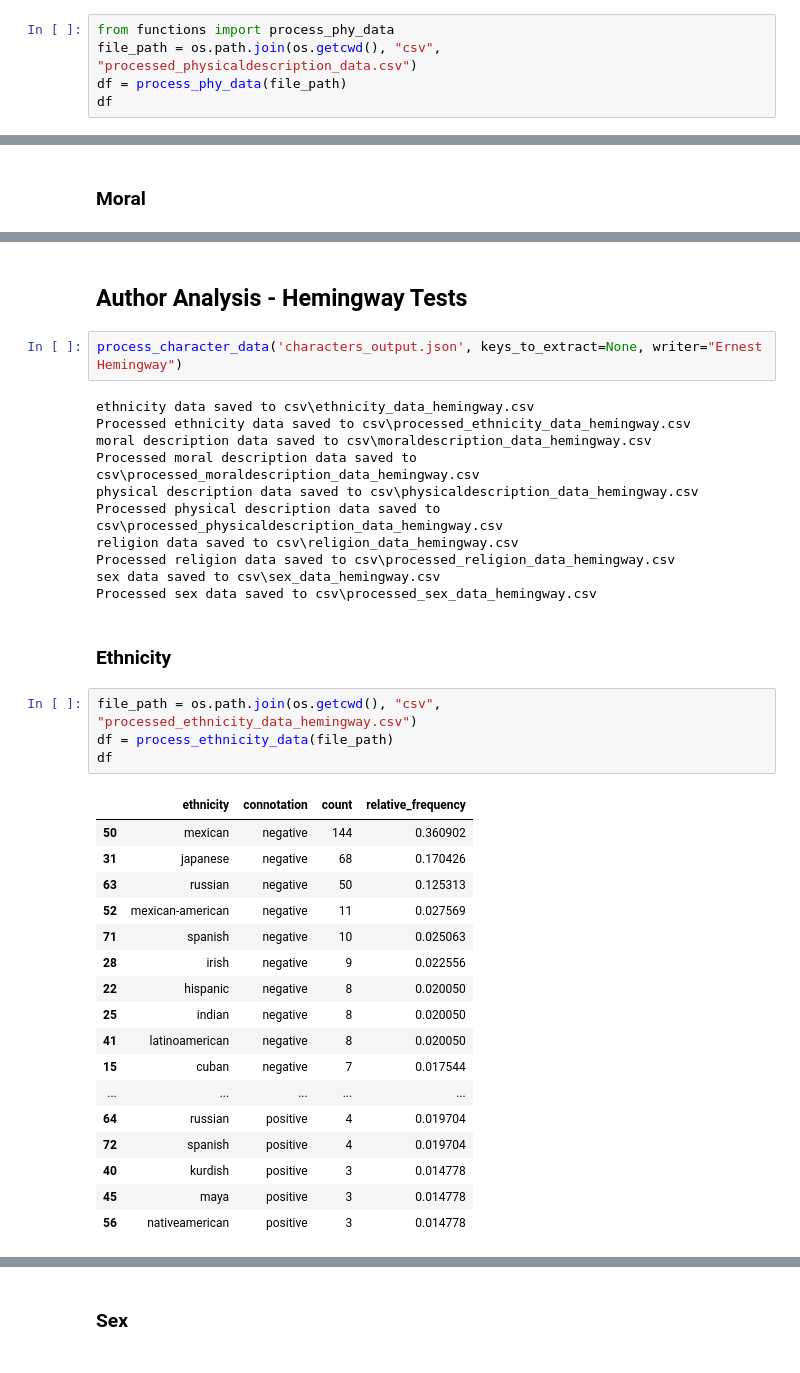
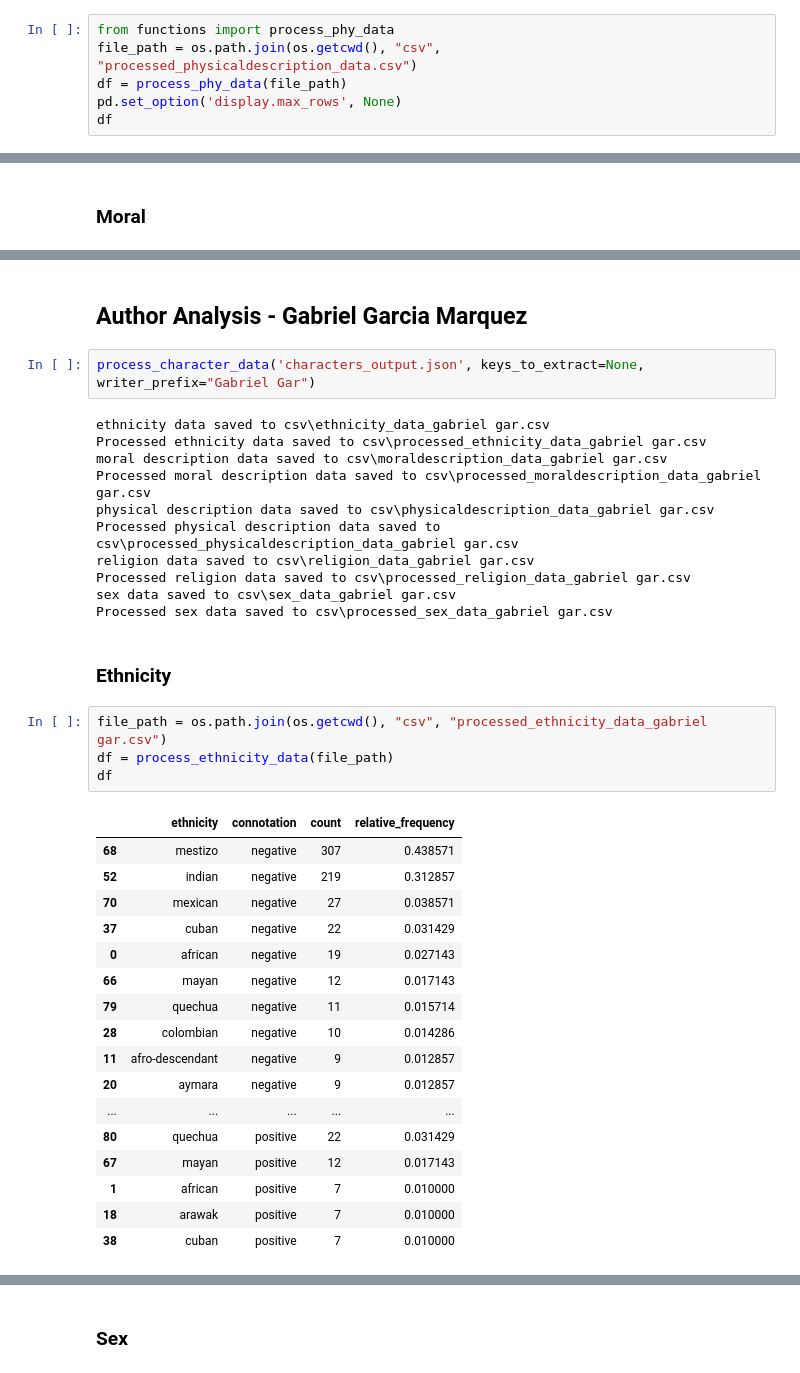
Before and after one commit to edverga/MasterThesis, a Jupyter notebook: thesis_draft.ipynb, the cells around one changed output, grey strips where cells are left out. Drawn from its saved outputs; the diff is of its cells as text.

```diff
--- a/thesis_draft.ipynb
+++ b/thesis_draft.ipynb
@@ -247,6 +384,7 @@ result
 from functions import process_phy_data
 file_path = os.path.join(os.getcwd(), "csv", "processed_physicaldescription_data.csv")
 df = process_phy_data(file_path)
+pd.set_option('display.max_rows', None)
 df
 # %% [output]
 |  | physicaldescription | connotation | count | relative_frequency |
@@ -360,39 +595,39 @@ result
 # %% [markdown]
-## Author Analysis - Hemingway Tests
+## Author Analysis - Gabriel Garcia Marquez
 # %%
-process_character_data('characters_output.json', keys_to_extract=None, writer="Ernest Hemingway")
+process_character_data('characters_output.json', keys_to_extract=None, writer_prefix="Gabriel Gar")
 # %% [output]
-ethnicity data saved to csv\ethnicity_data_hemingway.csv
-Processed ethnicity data saved to csv\processed_ethnicity_data_hemingway.csv
-moral description data saved to csv\moraldescription_data_hemingway.csv
-Processed moral description data saved to csv\processed_moraldescription_data_hemingway.csv
-physical description data saved to csv\physicaldescription_data_hemingway.csv
-Processed physical description data saved to csv\processed_physicaldescription_data_hemingway.csv
-religion data saved to csv\religion_data_hemingway.csv
-Processed religion data saved to csv\processed_religion_data_hemingway.csv
-sex data saved to csv\sex_data_hemingway.csv
-Processed sex data saved to csv\processed_sex_data_hemingway.csv
+ethnicity data saved to csv\ethnicity_data_gabriel gar.csv
+Processed ethnicity data saved to csv\processed_ethnicity_data_gabriel gar.csv
+moral description data saved to csv\moraldescription_data_gabriel gar.csv
+Processed moral description data saved to csv\processed_moraldescription_data_gabriel gar.csv
+physical description data saved to csv\physicaldescription_data_gabriel gar.csv
+Processed physical description data saved to csv\processed_physicaldescription_data_gabriel gar.csv
+religion data saved to csv\religion_data_gabriel gar.csv
+Processed religion data saved to csv\processed_religion_data_gabriel gar.csv
+sex data saved to csv\sex_data_gabriel gar.csv
+Processed sex data saved to csv\processed_sex_data_gabriel gar.csv
 # %% [markdown]
 ### Ethnicity
 # %%
-file_path = os.path.join(os.getcwd(), "csv", "processed_ethnicity_data_hemingway.csv")
+file_path = os.path.join(os.getcwd(), "csv", "processed_ethnicity_data_gabriel gar.csv")
 df = process_ethnicity_data(file_path)
 df
 # %% [output]
 |  | ethnicity | connotation | count | relative_frequency |
-| 50 | mexican | negative | 144 | 0.360902 |
-| 31 | japanese | negative | 68 | 0.170426 |
-| 63 | russian | negative | 50 | 0.125313 |
-| 52 | mexican-american | negative | 11 | 0.027569 |
-| 71 | spanish | negative | 10 | 0.025063 |
-| 28 | irish | negative | 9 | 0.022556 |
-| 22 | hispanic | negative | 8 | 0.020050 |
-| 25 | indian | negative | 8 | 0.020050 |
-| 41 | latinoamerican | negative | 8 | 0.020050 |
-| 15 | cuban | negative | 7 | 0.017544 |
+| 68 | mestizo | negative | 307 | 0.438571 |
+| 52 | indian | negative | 219 | 0.312857 |
+| 70 | mexican | negative | 27 | 0.038571 |
+| 37 | cuban | negative | 22 | 0.031429 |
+| 0 | african | negative | 19 | 0.027143 |
+| 66 | mayan | negative | 12 | 0.017143 |
+| 79 | quechua | negative | 11 | 0.015714 |
+| 28 | colombian | negative | 10 | 0.014286 |
+| 11 | afro-descendant | negative | 9 | 0.012857 |
+| 20 | aymara | negative | 9 | 0.012857 |
 | ... | ... | ... | ... | ... |
-| 64 | russian | positive | 4 | 0.019704 |
-| 72 | spanish | positive | 4 | 0.019704 |
-| 40 | kurdish | positive | 3 | 0.014778 |
-| 45 | maya | positive | 3 | 0.014778 |
-| 56 | nativeamerican | positive | 3 | 0.014778 |
+| 80 | quechua | positive | 22 | 0.031429 |
+| 67 | mayan | positive | 12 | 0.017143 |
+| 1 | african | positive | 7 | 0.010000 |
+| 18 | arawak | positive | 7 | 0.010000 |
+| 38 | cuban | positive | 7 | 0.010000 |
```
Also changed, not shown: parts of 168 cells of this notebook, 3 other files.
